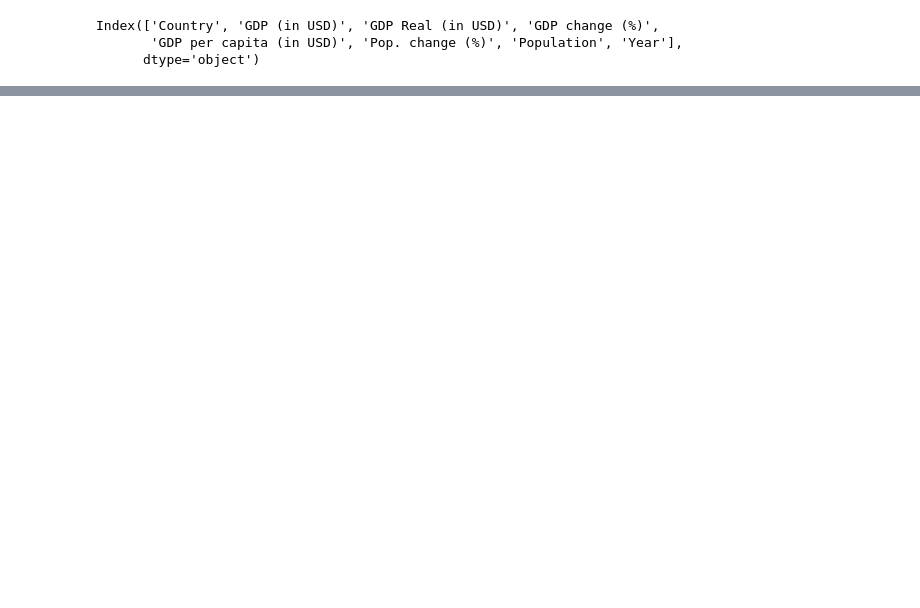
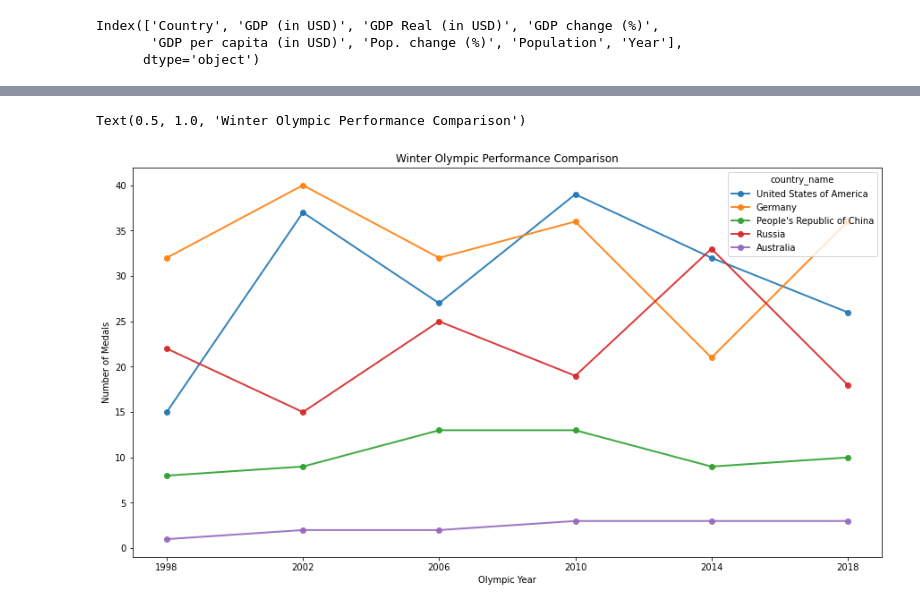
Before and after one commit to AlishaSHM/SMU_PROJECT1_OLYMPICS, a Jupyter notebook: Kidist_Work/Olympics_athletics_event.ipynb, the cells around one changed output, grey strips where cells are left out. Saved outputs shown, nothing was run; the diff lists cells and outputs as text; code cells hidden in the pictures; blank space fills up the shorter version.

```diff
--- a/Kidist_Work/Olympics_athletics_event.ipynb
+++ b/Kidist_Work/Olympics_athletics_event.ipynb
@@ -3,15 +3,19 @@
 # %%
 # Dependencies and Setup
 import matplotlib.pyplot as plt
+import tkinter
+%pylab inline
 import pandas as pd
+from itertools import cycle, islice
 from functools import reduce
 from scipy.stats import linregress
 import scipy.stats as st
 import numpy as np
+pd.options.mode.chained_assignment = None
 
 # Study data files
 #athlete_events_path = "data_set/athlete_events.csv"
-olympic_medals_path = "data_set/olympic_medals.csv"
+olympic_medals_path = "data_set/olympic_medals_clean.csv"
 Countrys_GDP_path = "data_set/Country_wise_GDP_from_1994_to_2017.csv"
 
 # Read the olympics data and the study results
@@ -22,6 +26,4 @@ Countrys_GDP = pd.read_csv(Countrys_GDP_path)
 medals_Year = olympic_medals['slug_game'].str[-4:]
 olympic_medals['medals_Year'] = medals_Year.astype('int64')
 # Concatinate athletes name in olympic medals file to come up with full name that can be used to merge with athlete_events file
-
-olympic_medals
 # %% [output]
@@ -127,0 +97,15 @@ df_merged
+# %%
+Winter_olympics  = olympic_medals.loc[olympic_medals['medals_Year'].isin([1998,2002,2006,2010,2014,2018])]
+
+Winter_olympics['medals_Year']=Winter_olympics['medals_Year'].astype(str)
+# %%
+# List of top countries
+top_countries = ['United States of America', 'Germany', "People's Republic of China", 'Russia','Australia']
+
+Winter_year_country_medals = pd.pivot_table(Winter_olympics,
+                                  index = 'medals_Year',
+                                  columns = ['country_name'],
+                                  values = 'Medal_Won',
+                                  aggfunc = 'sum')[top_countries]
+
+Winter_year_country_medals
@@ -127,0 +121,11 @@ df_merged
+# %%
+# plotting the medal tallies
+
+Winter_year_country_medals.plot(linestyle = '-', marker = 'o', alpha = 0.9,figsize = (15,8),  linewidth = 2)
+
+xlabel('Olympic Year')
+ylabel('Number of Medals')
+title('Winter Olympic Performance Comparison')
+# %% [output]
+Text(0.5, 1.0, 'Winter Olympic Performance Comparison')
+[figure, added]
```
Also changed, not shown: parts of 20 cells of this notebook, 7 other files.
